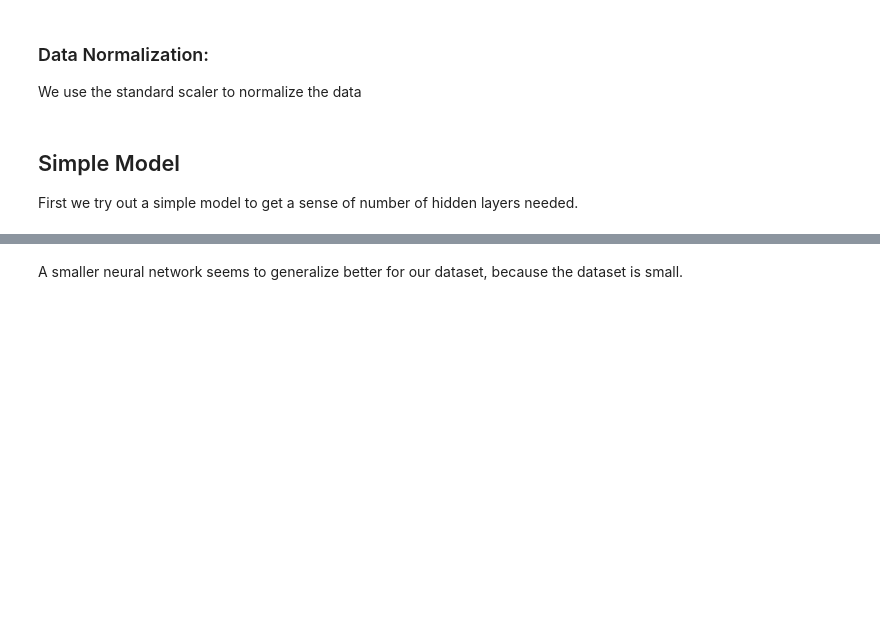
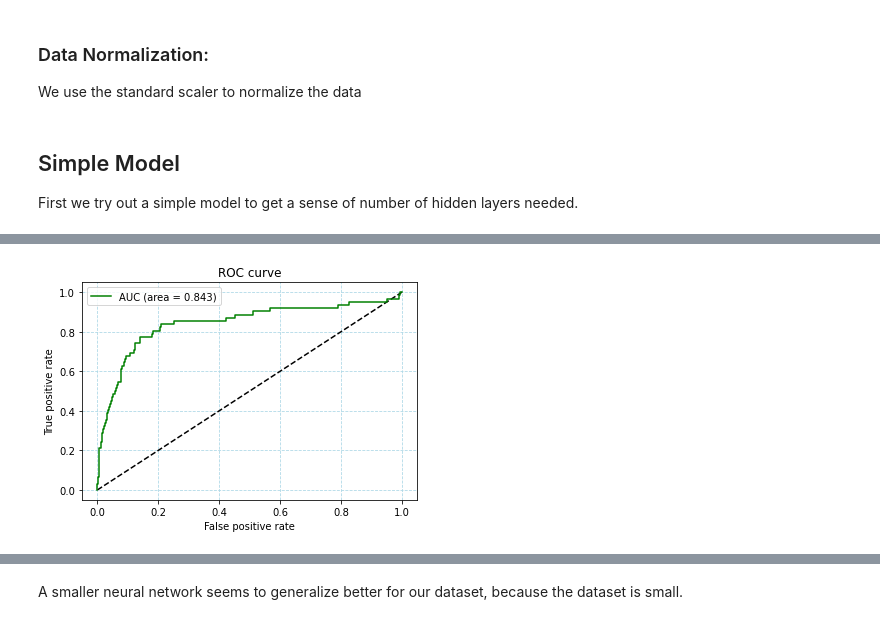
Before and after one commit to chungthuang/DeepLearning, a Jupyter notebook: model.ipynb, the cells around one changed output, grey strips where cells are left out. Drawn from its saved outputs; the diff is of its cells as text; code cells hidden in the pictures; blank space fills up the shorter version.

```diff
--- a/model.ipynb
+++ b/model.ipynb
@@ -555,7 +556,7 @@ x_test = scaler.transform(x_test)
 ## Simple Model
 First we try out a simple model to get a sense of number of hidden layers needed.
 # %%
-def simple_model(units, loss, x_train, y_train, x_test, y_test, epochs=50, batch_size=16, cw=None):
+def simple_model(units, loss, x_train, y_train, x_test, y_test, epochs=20, batch_size=16, cw=None):
     '''
     units: a list for number of units in each layer. The length of the list determines the number of hidden layers
     loss: loss function to minimize
@@ -566,27 +567,29 @@ def simple_model(units, loss, x_train, y_train, x_test, y_test, epochs=50, batch
 
     # Last layer should always have 1 neuron with sigmoid activation function
     model.add(layers.Dense(units=1, activation="sigmoid"))
-    model.compile(loss=loss, metrics=['binary_accuracy'])
+    model.compile(loss=loss, metrics=['accuracy'])
     x_train, x_val, y_train, y_val = train_test_split(x_train, y_train, test_size = 0.3,
         shuffle = True, stratify=y_train, random_state=SEED)
-    EarlyStop = EarlyStopping(monitor='val_binary_accuracy', patience=5, verbose=0, restore_best_weights=True)
+    EarlyStop = EarlyStopping(monitor='val_accuracy', patience=5, verbose=0, restore_best_weights=True)
     CallBacksList = [EarlyStop,]
-    model.fit(x_train, y_train, epochs=epochs,
+    hist = model.fit(x_train, y_train, epochs=epochs,
         batch_size=batch_size,
         validation_data=(x_val, y_val),
         class_weight=cw,
         callbacks = CallBacksList,
-        verbose='auto')
+        verbose=0)
 
-    y_pred_train = model.predict(x_train)
-    y_pred_test = model.predict(x_test)
-    y_pred_train = (y_pred_train>0.5).astype(int)
-    y_pred_test = (y_pred_test>0.5).astype(int)
+    y_pred_train_proba = model.predict(x_train)
+    y_pred_test_proba = model.predict(x_test)
+    y_pred_train = (y_pred_train_proba>0.5).astype(int)
+    y_pred_test = (y_pred_test_proba>0.5).astype(int)
 
     cm = metrics.confusion_matrix(y_test, y_pred_test)
     labels = ['True Neg','False Pos','False Neg','True Pos']
     categories = ['0', '1']
     make_confusion_matrix(cm, group_names=labels, categories=categories, cmap='Blues')
+    return y_pred_test_proba, hist.history["val_loss"]
 # %%
-simple_model([64,32,16], tf.keras.losses.BinaryCrossentropy(), x_train, y_train, x_test, y_test)
+y_pred_test_proba, loss_1 = simple_model([64,32,16], tf.keras.losses.BinaryCrossentropy(),
+                                         x_train, y_train, x_test, y_test)
 # %% [output]
@@ -611,2 +596,6 @@ Epoch 9/50
 [figure]
+# %%
+auc_plot(y_test, y_pred_test_proba)
+# %% [output]
+[figure, added]
 # %%
```
Also changed, not shown: parts of 40 cells of this notebook.
